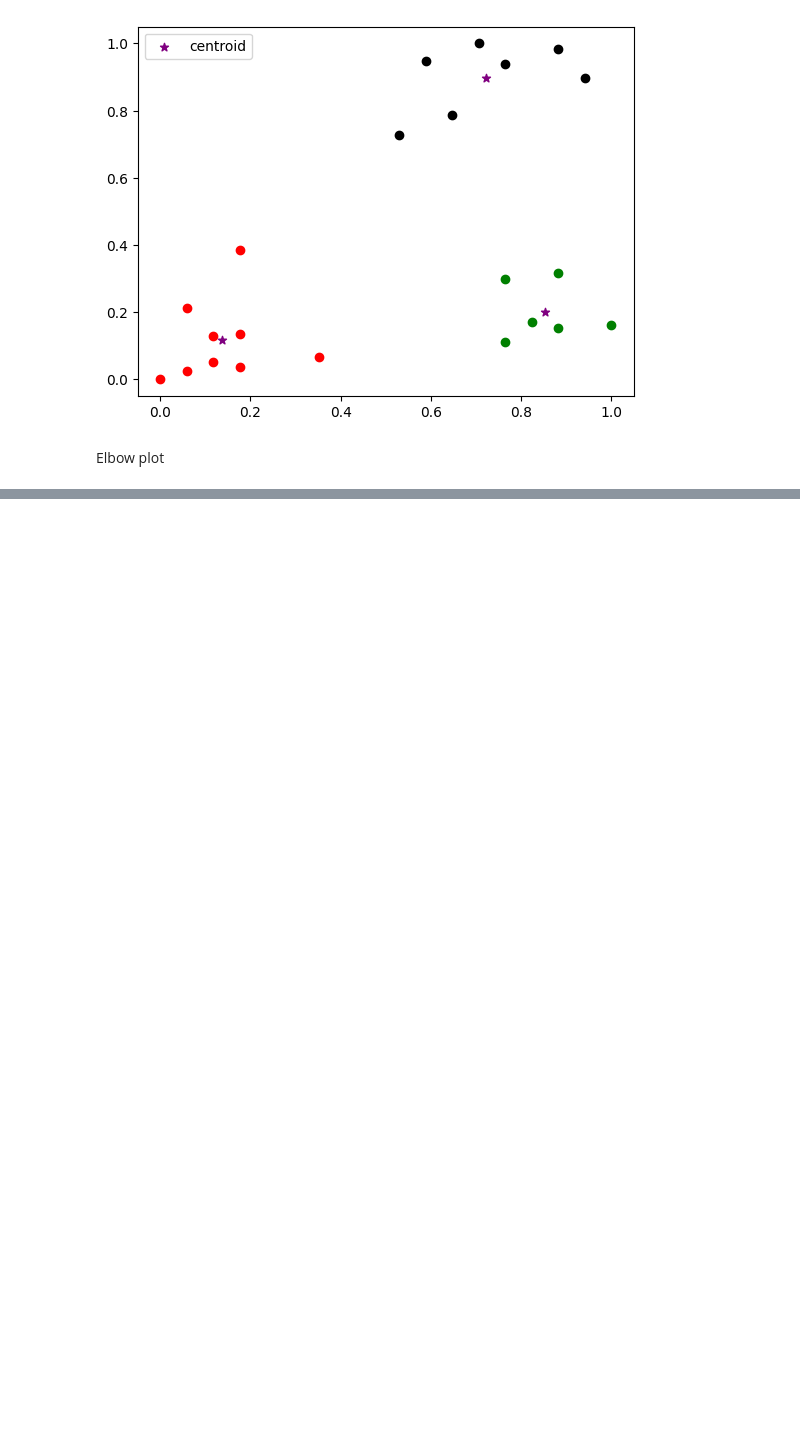
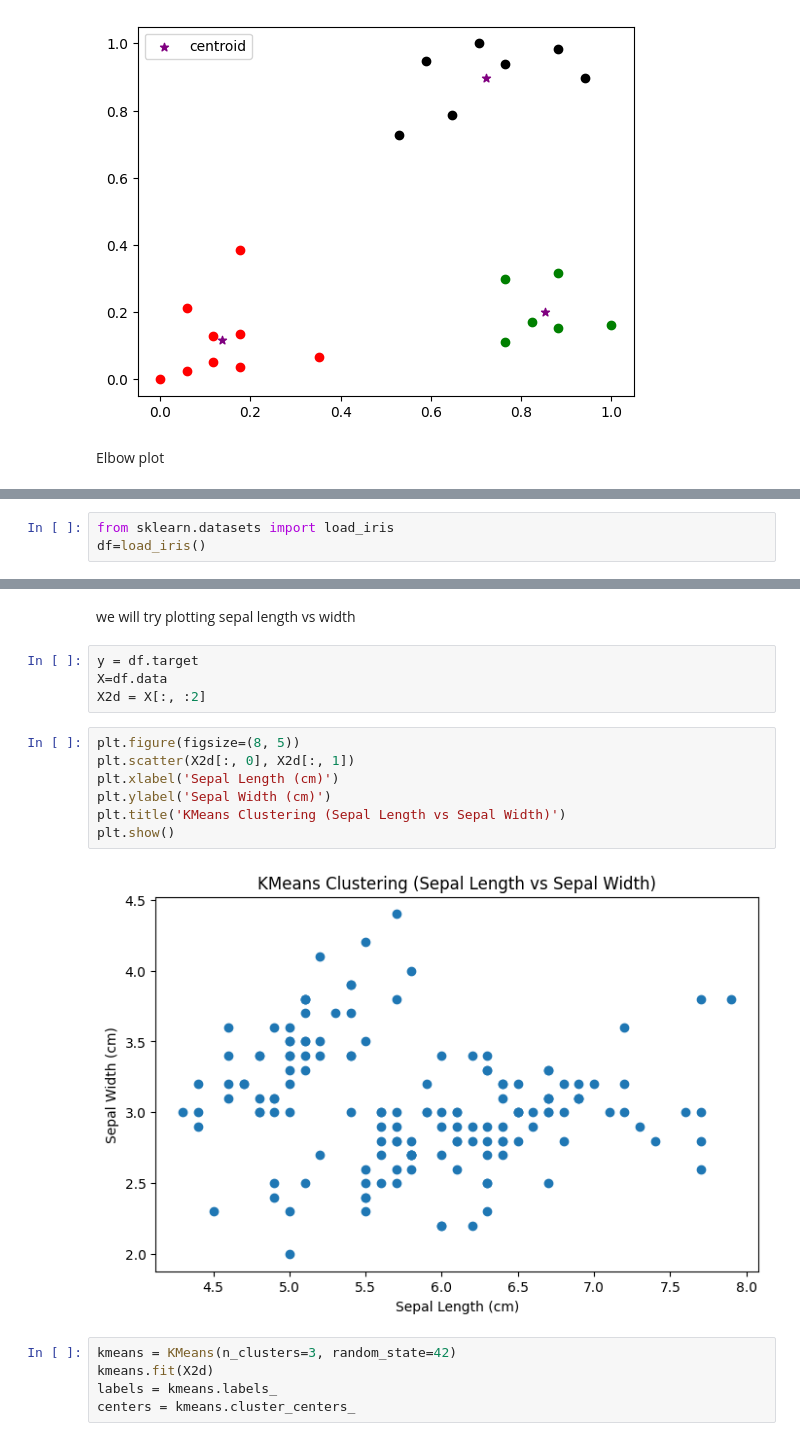
Before and after one commit to khushidubeyokok/AI-ML, a Jupyter notebook: 02_Unsupervised_learning/01_KMeans.ipynb, the cells around one changed output, grey strips where cells are left out. Cells and saved outputs as stored; diff of their text form; blank space fills up the shorter version.

```diff
--- a/02_Unsupervised_learning/01_KMeans.ipynb
+++ b/02_Unsupervised_learning/01_KMeans.ipynb
@@ -169,0 +172,3 @@ plt.plot(k_rng,sse)
+# %%
+from sklearn.datasets import load_iris
+df=load_iris()
@@ -169,0 +193,20 @@ plt.plot(k_rng,sse)
+# %% [markdown]
+we will try plotting sepal length vs width
+# %%
+y = df.target
+X=df.data
+X2d = X[:, :2]
+# %%
+plt.figure(figsize=(8, 5))
+plt.scatter(X2d[:, 0], X2d[:, 1])
+plt.xlabel('Sepal Length (cm)')
+plt.ylabel('Sepal Width (cm)')
+plt.title('KMeans Clustering (Sepal Length vs Sepal Width)')
+plt.show()
+# %% [output]
+[figure, added]
+# %%
+kmeans = KMeans(n_clusters=3, random_state=42)
+kmeans.fit(X2d)
+labels = kmeans.labels_
+centers = kmeans.cluster_centers_
```
Also changed, not shown: parts of 13 cells of this notebook.
